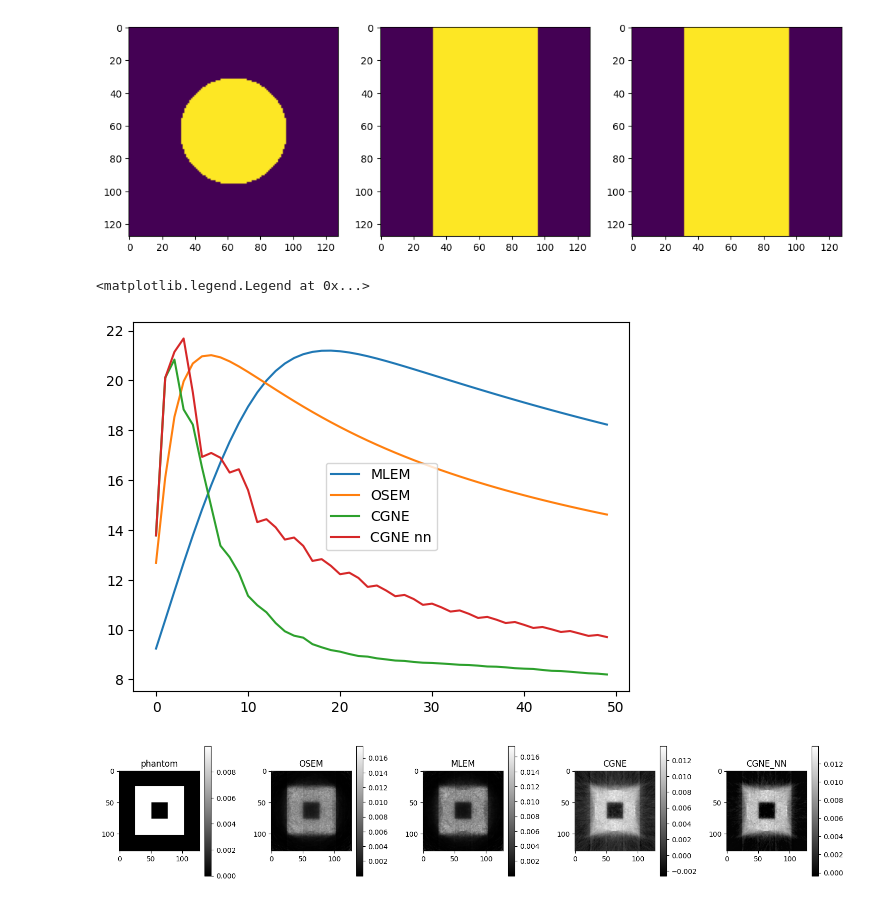
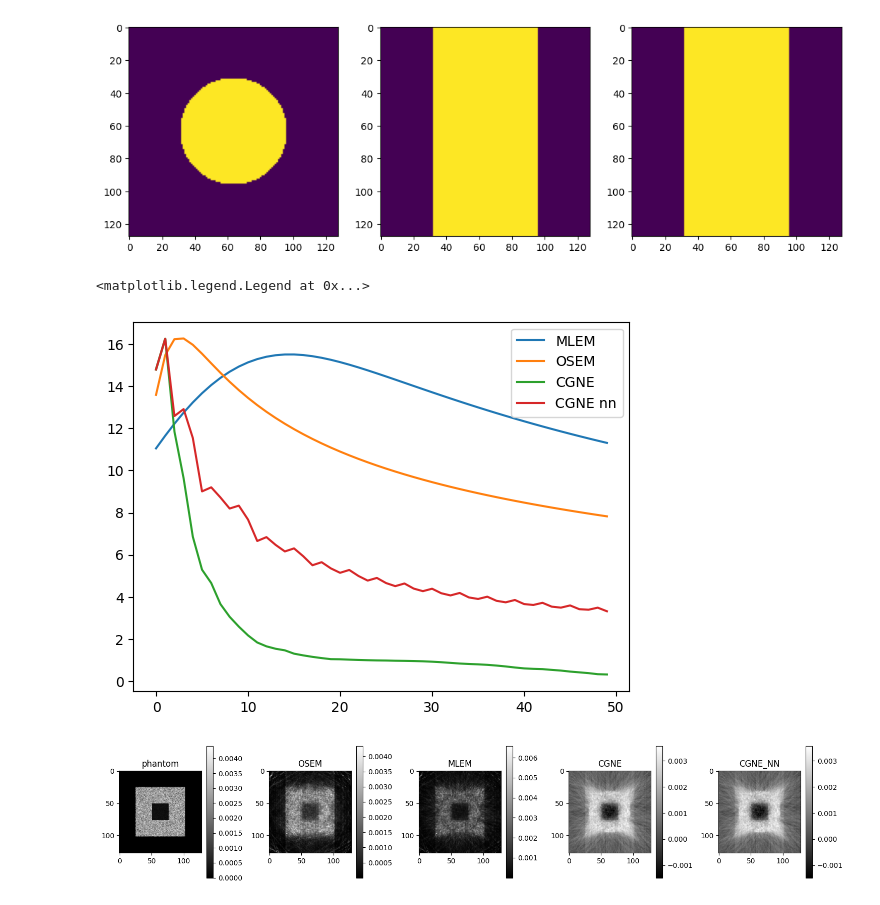
Before and after one commit to axarekma/mvtomo, a Jupyter notebook: examples/MV_Algorithm_Example.ipynb, the cells around one changed output. Cells and saved outputs as stored; diff of their text form; code cells hidden in the pictures.

```diff
--- a/examples/MV_Algorithm_Example.ipynb
+++ b/examples/MV_Algorithm_Example.ipynb
@@ -49,0 +15,7 @@ mvtomo.volshow(sino_roi_noisy)
+# %%
+from utils import getphantom_mv
+L = 128
+mvtomo.set_backend("voxelproj", z_order=2)
+phantom, sino, sino_roi,angles_scout,angles_interior = getphantom_mv(L = L)
+sino_noisy = mvtomo.add_poisson(sino, 1000)
+sino_roi_noisy = mvtomo.add_poisson(sino_roi, 1000)
@@ -50,7 +25,8 @@ mvtomo.volshow(sino_roi_noisy)
 # %%
 from skimage.metrics import peak_signal_noise_ratio
-# mask for 'good' interior support
-mask = A_roi.T(np.ones(sino_roi.shape))>(0.9*n_angles_interior)
+# mask ROI metric for 'good' interior support
+A_roi = mvtomo.get_operator(phantom, sino_roi, angles_interior)
+mask = A_roi.T(np.ones(sino_roi.shape)) >(0.9*sino_roi.shape[1])
 mvtomo.volshow(mask)
 
 def metric_roi(x, oracle):
@@ -58,8 +34,14 @@ def metric_roi(x, oracle):
     return peak_signal_noise_ratio(x[mask>0], oracle[mask>0], data_range=data_range)
 # %% [output]
 [figure]
+# %%
+kwargs = {
+    'y':[sino_noisy,sino_roi_noisy],
+    'angles':[angles_scout, angles_interior],
+}
 # %%
 n_iters = 50
+mvtomo.set_backend("voxelproj", z_order=2)
 rec_mlem = MLEM(np.ones(phantom.shape), **kwargs)
 rec_osem = OSEM(np.ones(phantom.shape), **kwargs)
 rec_cgne = CGNE(np.zeros(phantom.shape), **kwargs)
@@ -73,26 +55,26 @@ rec_cgne_nn.set_metric(metric_roi)
 vol_mlem, psnr_mlem = rec_mlem(n_iters,oracle = phantom)
 vol_osem, psnr_osem = rec_osem(n_iters,oracle = phantom)
 vol_cgne, psnr_cgne = rec_cgne(n_iters,oracle = phantom)
-vol_cgne2, psnr_cgne2 = rec_cgne_nn(n_iters,oracle = phantom)
+vol_cgne_nn, psnr_cgne_nn = rec_cgne_nn(n_iters,oracle = phantom)
 # %%
 plt.figure()
 plt.plot(psnr_mlem, label = 'MLEM')
 plt.plot(psnr_osem, label = 'OSEM')
 plt.plot(psnr_cgne, label = 'CGNE')
-plt.plot(psnr_cgne2, label = 'CGNE nn')
+plt.plot(psnr_cgne_nn, label = 'CGNE nn')
 
 plt.legend()
 # %% [output]
 <matplotlib.legend.Legend at 0x...>
-[figure, old version]
+[figure, new version]
 # %%
 from mvtomo.utils import plot_imgs
 plot_imgs(
-    phantom=phantom[N//2],
-    OSEM=vol_osem[N//2],
-    MLEM=vol_mlem[N//2],
-    CGNE=vol_cgne[N//2],
-    CGNE_NN=vol_cgne2[N//2],
+    phantom=phantom[L//2],
+    OSEM=vol_osem[L//2],
+    MLEM=vol_mlem[L//2],
+    CGNE=vol_cgne[L//2],
+    CGNE_NN=vol_cgne_nn[L//2],
 )
 # %% [output]
-[figure, old version]
+[figure, new version]
```
Also changed, not shown: parts of 5 cells of this notebook, 11 other files.
